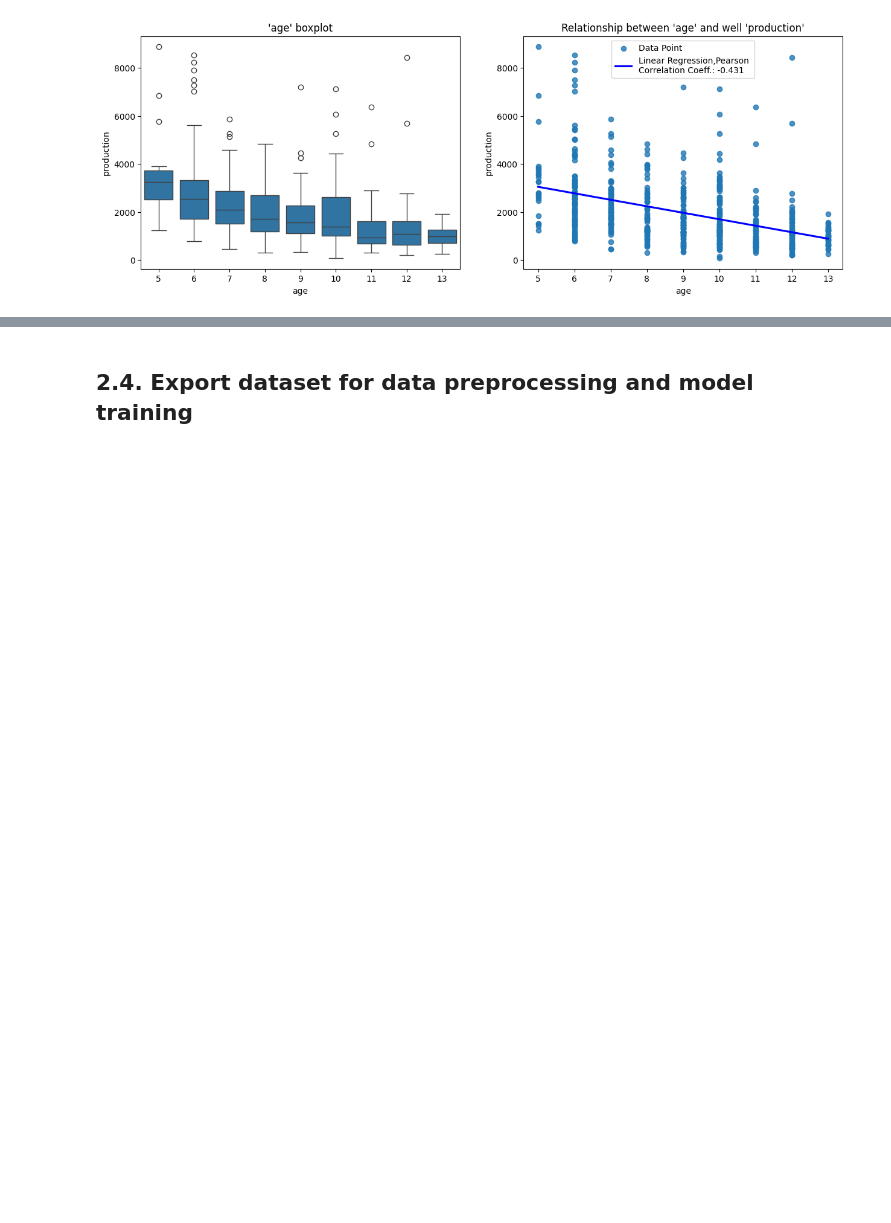
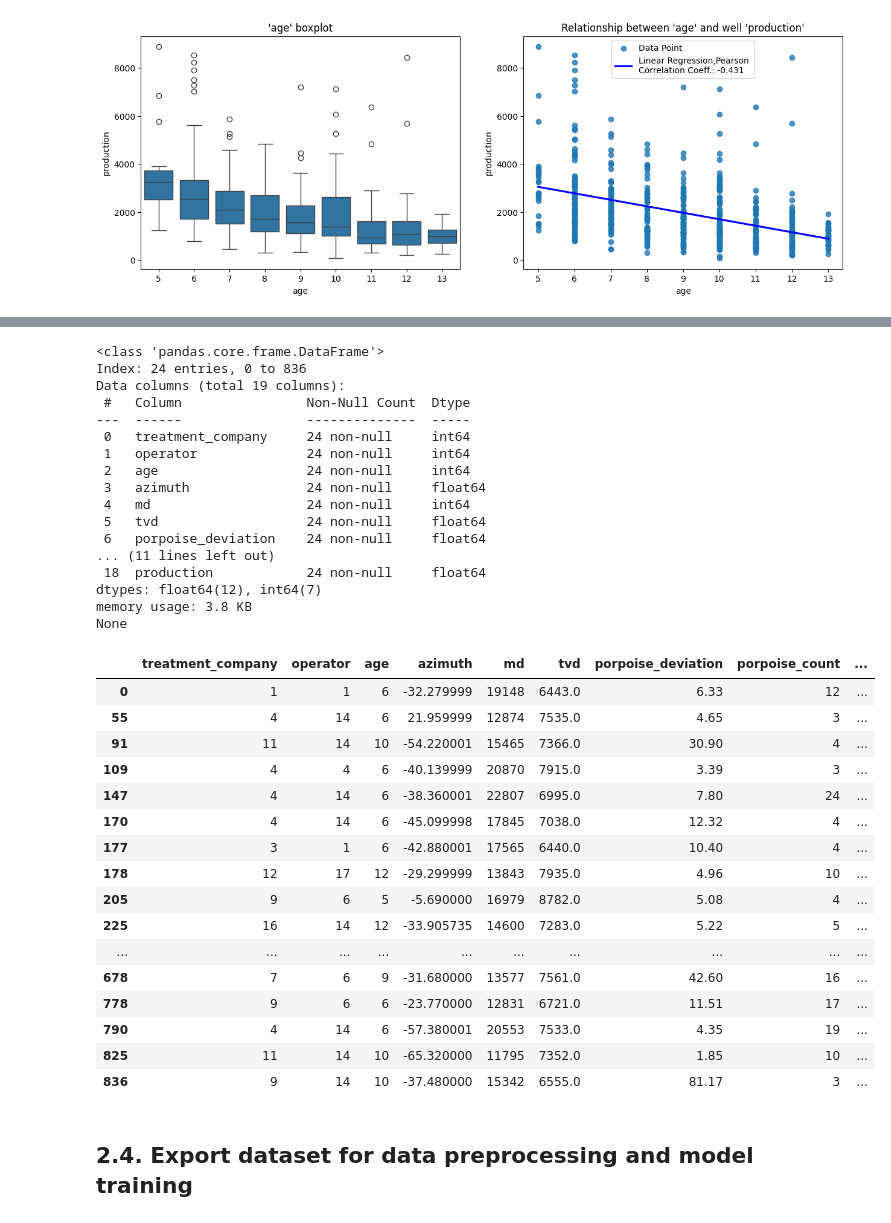
Before and after one commit to AlbertoMPalacioBastos/ML-model-for-production-prediction, a Jupyter notebook: 2-EDA-and-feature-engineering.ipynb, the cells around one changed output, grey strips where cells are left out. Cells and saved outputs as stored; diff of their text form; code cells hidden in the pictures; blank space fills up the shorter version.

```diff
--- a/2-EDA-and-feature-engineering.ipynb
+++ b/2-EDA-and-feature-engineering.ipynb
@@ -613,0 +637,39 @@ Text(0.5, 1.0, "Relationship between 'age' and well 'production'")
+# %%
+outliers = df2[(df2['production'] > upper_limit) | (df2['production'] < lower_limit)]
+print(outliers.info())
+outliers
+# %% [output]
+<class 'pandas.core.frame.DataFrame'>
+Index: 24 entries, 0 to 836
+Data columns (total 19 columns):
+ #   Column                Non-Null Count  Dtype
+---  ------                --------------  -----
+ 0   treatment_company     24 non-null     int64
+ 1   operator              24 non-null     int64
+ 2   age                   24 non-null     int64
+ 3   azimuth               24 non-null     float64
+ 4   md                    24 non-null     int64
+ 5   tvd                   24 non-null     float64
+ 6   porpoise_deviation    24 non-null     float64
+... (11 lines left out)
+ 18  production            24 non-null     float64
+dtypes: float64(12), int64(7)
+memory usage: 3.8 KB
+None
+|  | treatment_company | operator | age | azimuth | md | tvd | porpoise_deviation | porpoise_count | ... |
+| 0 | 1 | 1 | 6 | -32.279999 | 19148 | 6443.0 | 6.33 | 12 | ... |
+| 55 | 4 | 14 | 6 | 21.959999 | 12874 | 7535.0 | 4.65 | 3 | ... |
+| 91 | 11 | 14 | 10 | -54.220001 | 15465 | 7366.0 | 30.90 | 4 | ... |
+| 109 | 4 | 4 | 6 | -40.139999 | 20870 | 7915.0 | 3.39 | 3 | ... |
+| 147 | 4 | 14 | 6 | -38.360001 | 22807 | 6995.0 | 7.80 | 24 | ... |
+| 170 | 4 | 14 | 6 | -45.099998 | 17845 | 7038.0 | 12.32 | 4 | ... |
+| 177 | 3 | 1 | 6 | -42.880001 | 17565 | 6440.0 | 10.40 | 4 | ... |
+| 178 | 12 | 17 | 12 | -29.299999 | 13843 | 7935.0 | 4.96 | 10 | ... |
+| 205 | 9 | 6 | 5 | -5.690000 | 16979 | 8782.0 | 5.08 | 4 | ... |
+| 225 | 16 | 14 | 12 | -33.905735 | 14600 | 7283.0 | 5.22 | 5 | ... |
+| ... | ... | ... | ... | ... | ... | ... | ... | ... | ... |
+| 678 | 7 | 6 | 9 | -31.680000 | 13577 | 7561.0 | 42.60 | 16 | ... |
+| 778 | 9 | 6 | 6 | -23.770000 | 12831 | 6721.0 | 11.51 | 17 | ... |
+| 790 | 4 | 14 | 6 | -57.380001 | 20553 | 7533.0 | 4.35 | 19 | ... |
+| 825 | 11 | 14 | 10 | -65.320000 | 11795 | 7352.0 | 1.85 | 10 | ... |
+| 836 | 9 | 14 | 10 | -37.480000 | 15342 | 6555.0 | 81.17 | 3 | ... |
```
Also changed, not shown: parts of 7 cells of this notebook, 3 other files.
